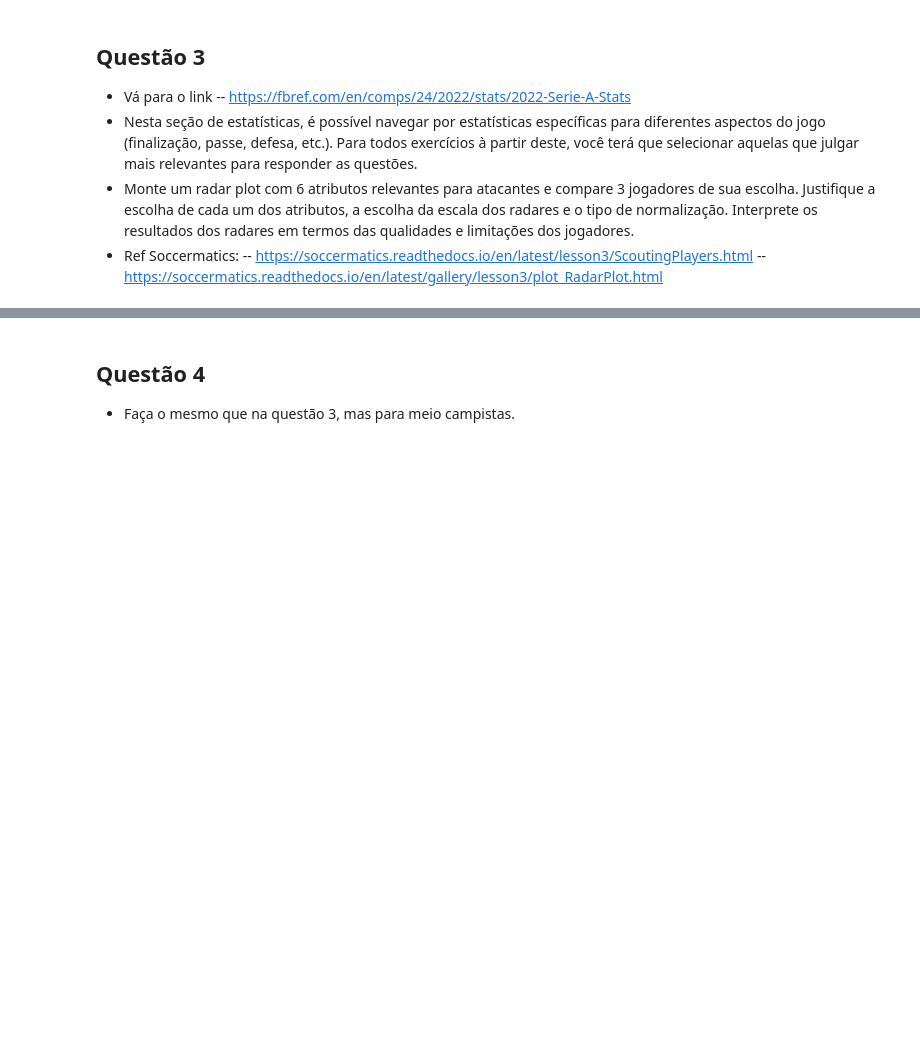
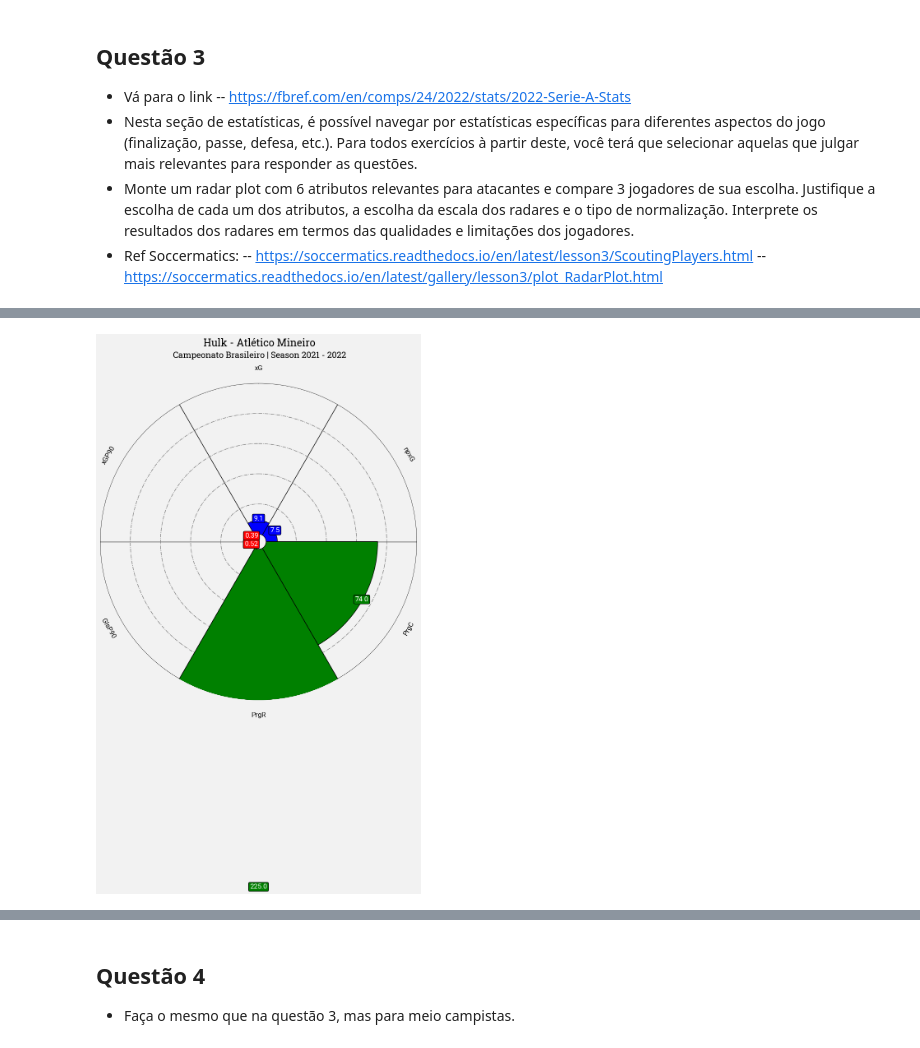
Before and after one commit to lframosferreira/soccer-analytics-notebooks, a Jupyter notebook: atv02/ativ_2.ipynb, the cells around one changed output, grey strips where cells are left out. Saved outputs shown, nothing was run; the diff lists cells and outputs as text; code cells hidden in the pictures; blank space fills up the shorter version.

```diff
--- a/atv02/ativ_2.ipynb
+++ b/atv02/ativ_2.ipynb
@@ -73,0 +197,75 @@ plot_moving_average(df=df, team="Internacional", size=5)
+# %%
+df: pd.DataFrame = pd.read_csv("../data/player_standard_stats.csv")
+df.drop(columns=["Rk", "Nation", "Age", "Starts", "MP", "Born", "Min", "90s", "Matches", "-9999"], inplace=True) # removendo colunas "inúteis"
+df.rename(columns={"Gls.1": "GlsP90", "Ast.1": "AstP90", "G+A.1": "G+AP90", "G-PK.1": "G-PKP90", "xG.1": "xGP90", "xAG.1": "xAGP90", "npxG.1": "npxGP90", "npxG+xAG.1": "npxG+xAGP90"}, inplace=True)
+hulk_series: pd.Series = df[df["Player"] == "Hulk"]
+gabigol_series: pd.Series = df[df["Player"] == "Gabriel Barbosa"]
+rony_series: pd.Series = df[df["Player"] == "Rony"]
+# %%
+# código copiado do SoccerMatics
+
+names = ["xG", "npxG", "PrgC", "PrgR", "GlsP90", "xGP90"]
+values: np.array = hulk_series[names].to_numpy()[0]
+slice_colors = ["blue"] * 2 + ["green"] * 2 + ["red"] * 2
+text_colors = ["white"]*6
+font_normal = FontManager(("https://github.com/google/fonts/blob/main/apache/roboto/"
+                           "Roboto%5Bwdth,wght%5D.ttf?raw=true"))
+font_bold = FontManager(("https://github.com/google/fonts/blob/main/apache/robotoslab/"
+                         "RobotoSlab%5Bwght%5D.ttf?raw=true"))
+#PIZZA PLOT
+baker = PyPizza(
+    params=names,
+    min_range = None,
+    max_range = None,               # list of parameters
+    straight_line_color="#000000",  # color for straight lines
+    straight_line_lw=1,             # linewidth for straight lines
+    last_circle_lw=1,               # linewidth of last circle
+    other_circle_lw=1,              # linewidth for other circles
+    other_circle_ls="-."            # linestyle for other circles
+)
+#making pizza for our data
+fig, ax = baker.make_pizza(
+    values,              # list of values
+    figsize=(10, 10),      # adjust figsize according to your need
+    param_location=110,
+    slice_colors=slice_colors,
+    value_colors = text_colors,
+    value_bck_colors=slice_colors, # where the parameters will be added
+    kwargs_slices=dict(
+        facecolor="cornflowerblue", edgecolor="#000000",
+        zorder=2, linewidth=1
+    ),                   # values to be used when plotting slices
+    kwargs_params=dict(
+        color="#000000", fontsize=12,
+        fontproperties=font_normal.prop, va="center"
+    ),                   # values to be used when adding parameter
+    kwargs_values=dict(
+        color="#000000", fontsize=12,
+        fontproperties=font_normal.prop, zorder=3,
+        bbox=dict(
+            edgecolor="#000000", facecolor="cornflowerblue",
+            boxstyle="round,pad=0.2", lw=1
+        )
+    )                    # values to be used when adding parameter-values
+)
+
+#putting text
+texts = baker.get_value_texts()
+for i, text in enumerate(texts):
+    text.set_text(str(values[i]))
+# add title
+fig.text(
+    0.515, 0.97, "Hulk - Atlético Mineiro", size=18,
+    ha="center", fontproperties=font_bold.prop, color="#000000"
+)
+
+# add subtitle
+fig.text(
+    0.515, 0.942,
+    "Campeonato Brasileiro | Season 2021 - 2022",
+    size=15,
+    ha="center", fontproperties=font_bold.prop, color="#000000"
+)
+plt.show()
+# %% [output]
+[figure, added]
```
Also changed, not shown: parts of 19 cells of this notebook, 1 other file.
